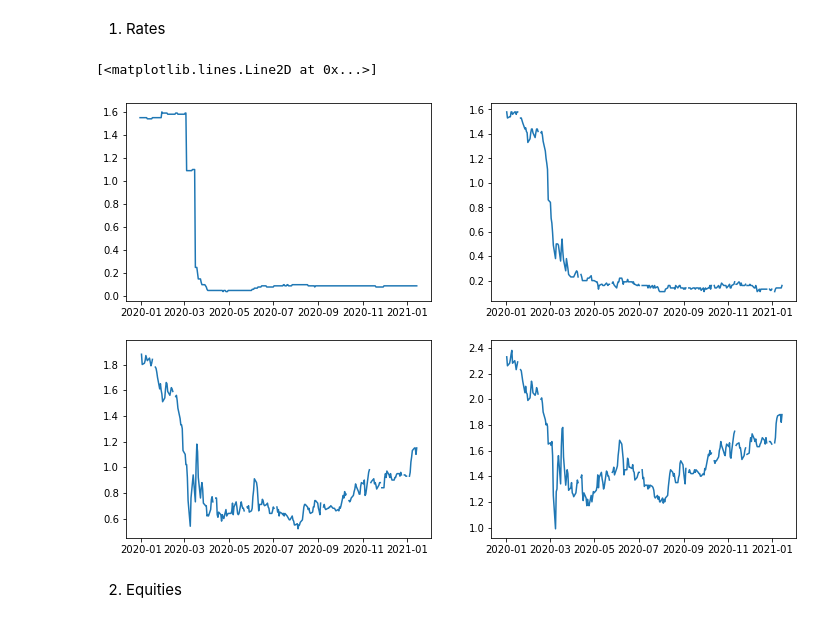
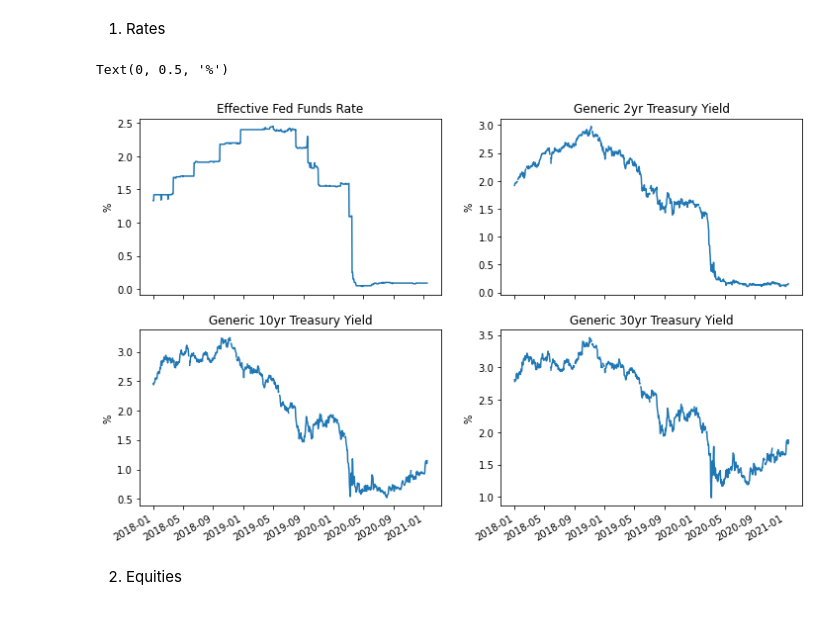
Before and after one commit to ujpradhan/blog, a Jupyter notebook: _notebooks/2021-01-18-Macro-charts-with-FRED.ipynb, the cells around one changed output. Drawn from its saved outputs; the diff is of its cells as text; code cells hidden in the pictures.

```diff
--- a/_notebooks/2021-01-18-Macro-charts-with-FRED.ipynb
+++ b/_notebooks/2021-01-18-Macro-charts-with-FRED.ipynb
@@ -28,7 +35,7 @@ from fredapi import Fred
 fred = Fred("415f48282451239a5a115a96ea67dfbb") #use personal FRED API
 # %%
 #setting date parameters for all charts
-begin = '2019-12-31'
+begin = '2017-12-31'
 end = '2021-01-15'
 # %%
 #Get rates data series
@@ -92,13 +103,28 @@ yuan_usd = fred.get_series('DEXCHUS',
 # %%
 fig, axes = plt.subplots(2,2, figsize = (12, 8))
 
+# rotate and align x-labels so they look better
+fig.autofmt_xdate()
+
 axes[0, 0].plot(fedfunds)
+axes[0, 0].set_title('Effective Fed Funds Rate')
+axes[0, 0].set_ylabel('%')
+
+
 axes[0, 1].plot(GT2)
+axes[0, 1].set_title('Generic 2yr Treasury Yield')
+axes[0, 1].set_ylabel('%')
+
 axes[1, 0].plot(GT10)
+axes[1, 0].set_title('Generic 10yr Treasury Yield')
+axes[1, 0].set_ylabel('%')
+
 axes[1, 1].plot(GT30)
+axes[1, 1].set_title('Generic 30yr Treasury Yield')
+axes[1, 1].set_ylabel('%')
 # %% [output]
-[<matplotlib.lines.Line2D at 0x...>]
+Text(0, 0.5, '%')
-[figure, old version]
+[figure, new version]
 # %% [markdown]
 2. Equities
 # %%
```
Also changed, not shown: parts of 9 cells of this notebook.
